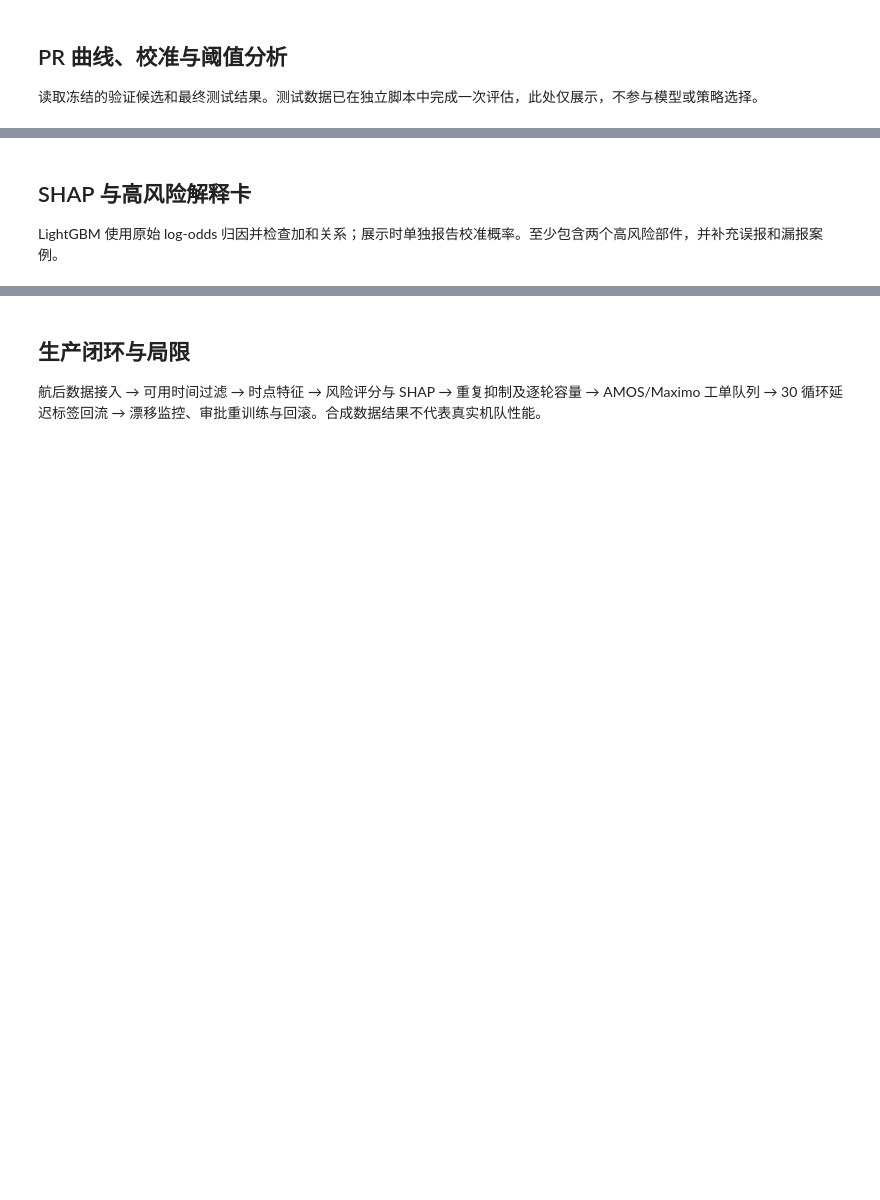
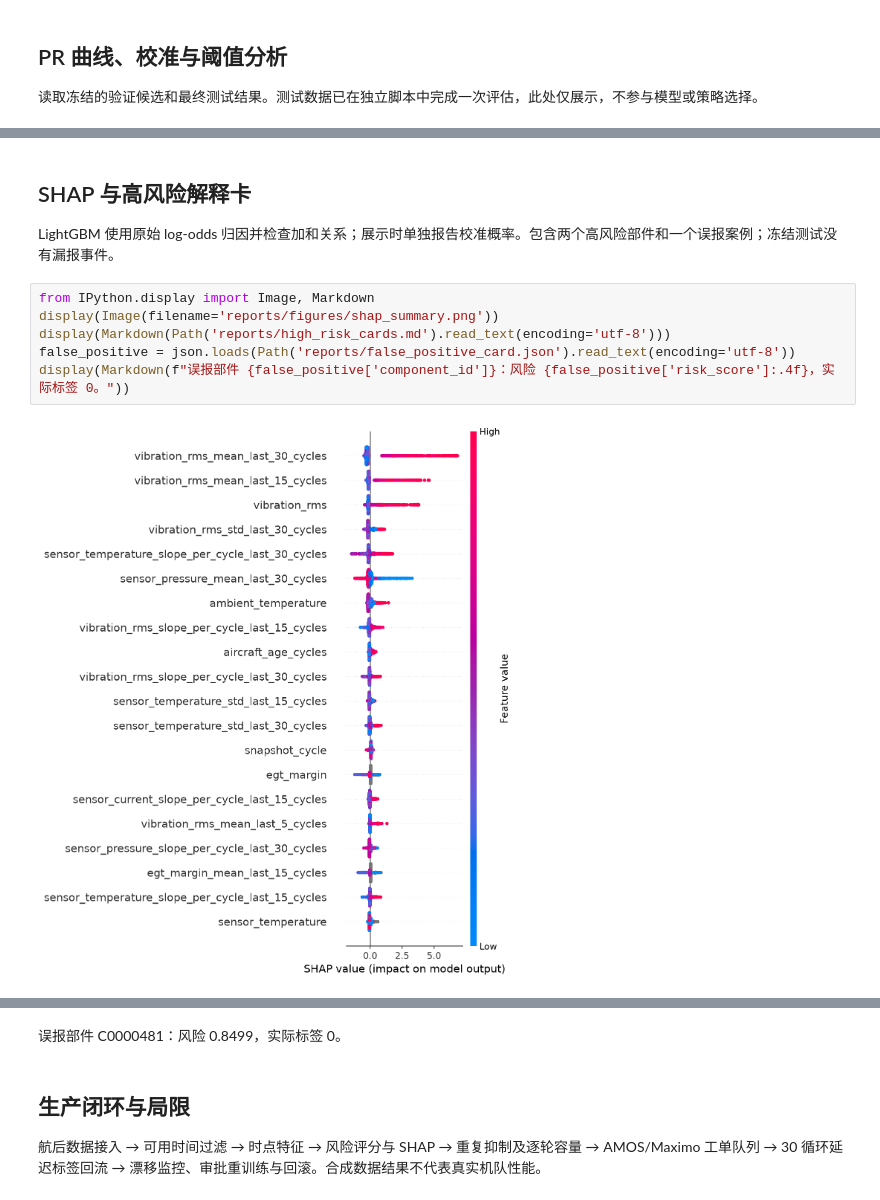
Before and after one commit to wizounovziki/ML-solution-for-aircraft, a Jupyter notebook: notebooks/poc_evaluation.ipynb, the cells around one changed output, grey strips where cells are left out. Cells and saved outputs as stored; diff of their text form; blank space fills up the shorter version.

Commit message:
Complete explainability and publish English project report

```diff
--- a/notebooks/poc_evaluation.ipynb
+++ b/notebooks/poc_evaluation.ipynb
@@ -51,4 +124,12 @@ plt.show()
 # %% [markdown]
 ## SHAP 与高风险解释卡
 
-LightGBM 使用原始 log-odds 归因并检查加和关系；展示时单独报告校准概率。至少包含两个高风险部件，并补充误报和漏报案例。
+LightGBM 使用原始 log-odds 归因并检查加和关系；展示时单独报告校准概率。包含两个高风险部件和一个误报案例；冻结测试没有漏报事件。
+# %%
+from IPython.display import Image, Markdown
+display(Image(filename='reports/figures/shap_summary.png'))
+display(Markdown(Path('reports/high_risk_cards.md').read_text(encoding='utf-8')))
+false_positive = json.loads(Path('reports/false_positive_card.json').read_text(encoding='utf-8'))
+display(Markdown(f"误报部件 {false_positive['component_id']}：风险 {false_positive['risk_score']:.4f}，实际标签 0。"))
+# %% [output]
+[figure, added]
@@ -55,3 +169,4 @@ LightGBM 使用原始 log-odds 归因并检查加和关系；展示时单独报
+误报部件 C0000481：风险 0.8499，实际标签 0。
 # %% [markdown]
 ## 生产闭环与局限
 
```
Also changed, not shown: parts of 5 cells of this notebook, 22 other files.
